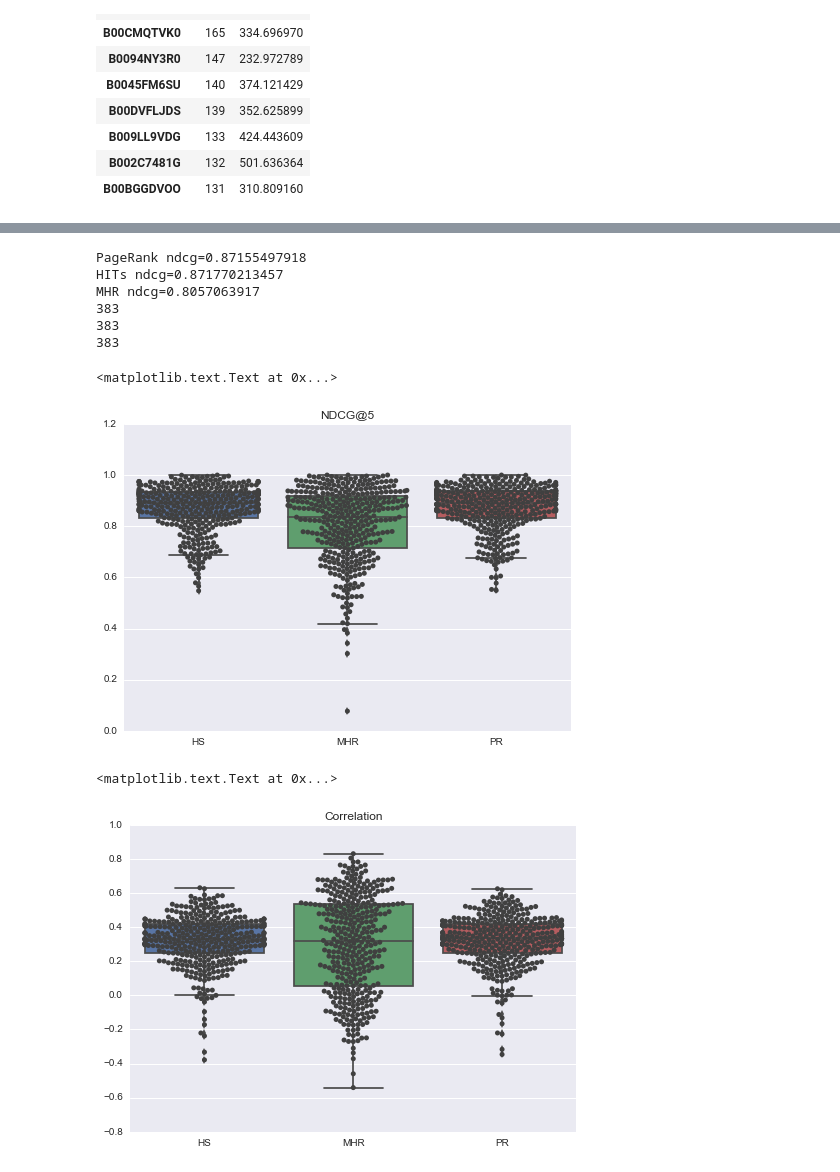
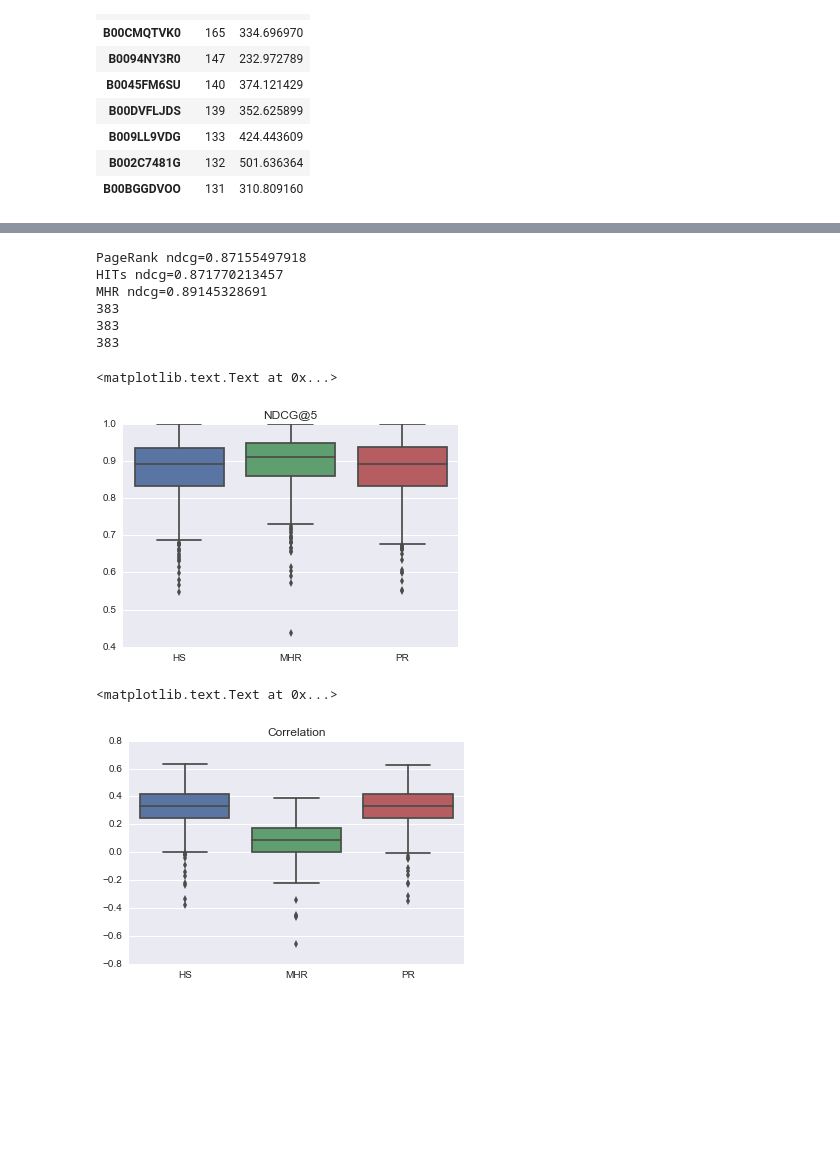
Before and after one commit to vwoloszyn/MRR, a Jupyter notebook: PR_HS_LEN_Assessment.ipynb, the cells around one changed output, grey strips where cells are left out. Cells and saved outputs as stored; diff of their text form; code cells hidden in the pictures; blank space fills up the shorter version.

```diff
--- a/PR_HS_LEN_Assessment.ipynb
+++ b/PR_HS_LEN_Assessment.ipynb
@@ -33,6 +37,7 @@ def reload_package(root_module):
         oldmodule = loaded_package_modules[key]
         oldmodule.__dict__.clear()
         oldmodule.__dict__.update(newmodule.__dict__)
+
 
 def dcg_at_k(r, k, method=0):
     """Score is discounted cumulative gain (dcg)
@@ -106,24 +111,32 @@ def ndcg_at_k(r, k, method=0):
     return dcg_at_k(r, k, method) / dcg_max
 
 
+
 def calc_ndcg(df, column,k):
     min_votes=5
     min_comments=30
 
     ndcg_global=[]
-    grouped=df.groupby('asin')
+
+
+    grouped=df[df['tot'].astype(int)>min_votes].groupby('asin')
 
     for name, group in grouped:
-        dffiltro = (df['asin']==name)
+        dffiltro = (df['asin']==name) & (df['tot'].astype(int)>min_votes)
 
-        values_test = df[dffiltro]['helpfulness'].T.to_dict().values()
-        scores = df[dffiltro][column].T.to_dict().values()
+        comments_count = df[dffiltro ]['tot'].values
+        if ( (len(comments_count)>min_comments) ):
+
+            values_test = df[dffiltro]['helpfulness'].values
+            scores = df[dffiltro][column].values
 
 
-        ind = (-np.array(scores)).argsort()
-        a = np.array(values_test)[ind]
-        ndcg = ndcg_at_k(a, k)
-        ndcg_global.append(ndcg)
+            ind = (-np.array(scores)).argsort()
+            a = np.array(values_test)[ind]
+            ndcg = ndcg_at_k(a, k)
+
+            #print "product="+str(name)+" ndcg="+str(ndcg)
+            ndcg_global.append(ndcg)
     return ndcg_global
 
 def calc_ndcg_mean(df, column,k):
@@ -161,6 +174,7 @@ df_agg['word_count'].sort_values('count',ascending=False).head(10)
 # %%
 #list_asin = ['B00BGA9WK2','B00A3YN0Z0','B0074BW614','B00CMQTVK0','B0094NY3R0','B0045FM6SU','B00DVFLJDS']
 #reviews_features = reviews_features[reviews_features.asin.isin(list_asin)]
-reviews_features = mhr.executeFromDf(reviews_features)
+reviews_features.drop('powerWithStar', axis=1, inplace=True)
+reviews_features,ndcg_mhr = mhr.executeFromDf(reviews_features)
 reviews_features.shape
 # %% [output]
@@ -171,48 +202,48 @@ k=5
 
 ndcg_pr=calc_ndcg(reviews_features,'pageRank',k)
 corr_pr=calc_corr(reviews_features,'pageRank')
 print "PageRank ndcg="+str(np.mean(ndcg_pr))
 
 ndcg_hs=calc_ndcg(reviews_features,'hits',k)
 corr_hs=calc_corr(reviews_features,'hits')
 print "HITs ndcg="+str(np.mean(ndcg_hs))
 
-ndcg_mhr=calc_ndcg(reviews_features,'powerWithStar',k)
+#ndcg_mhr=calc_ndcg(reviews_features,'powerWithStar',k)
 corr_mhr=calc_corr(reviews_features,'powerWithStar')
 print "MHR ndcg="+str(np.mean(ndcg_mhr))
 
 print (len(ndcg_hs))
 print (len(ndcg_pr))
 print (len(ndcg_mhr))
 
 tip={}
 tip['HS']=ndcg_hs
 tip['PR']=ndcg_pr
 tip['MHR']=ndcg_mhr
 df = pd.DataFrame(tip)
 ax = sns.boxplot(data=df)
-ax = sns.swarmplot(data=df, color=".25")
+#ax = sns.swarmplot(data=df, color=".25")
 ax.set_title('NDCG@'+str(k))
 # %% [output]
 PageRank ndcg=0.87155497918
 HITs ndcg=0.871770213457
-MHR ndcg=0.8057063917
+MHR ndcg=0.89145328691
 383
 383
 383
 <matplotlib.text.Text at 0x...>
-[figure, old version]
+[figure, new version]
 # %%
 tip={}
 tip['PR']=corr_pr
 tip['HS']=corr_hs
 tip['MHR']=corr_mhr
 dftip=pd.DataFrame(tip)
-#dftip.head()
+dftip.head()
 ax = sns.boxplot(data=dftip)
-ax = sns.swarmplot(data=dftip, color=".25")
+#ax = sns.swarmplot(data=dftip, color=".25")
 
 ax.set_title('Correlation')
 # %% [output]
 <matplotlib.text.Text at 0x...>
-[figure, old version]
+[figure, new version]
```
Also changed, not shown: parts of 2 cells of this notebook, 1 other file.
